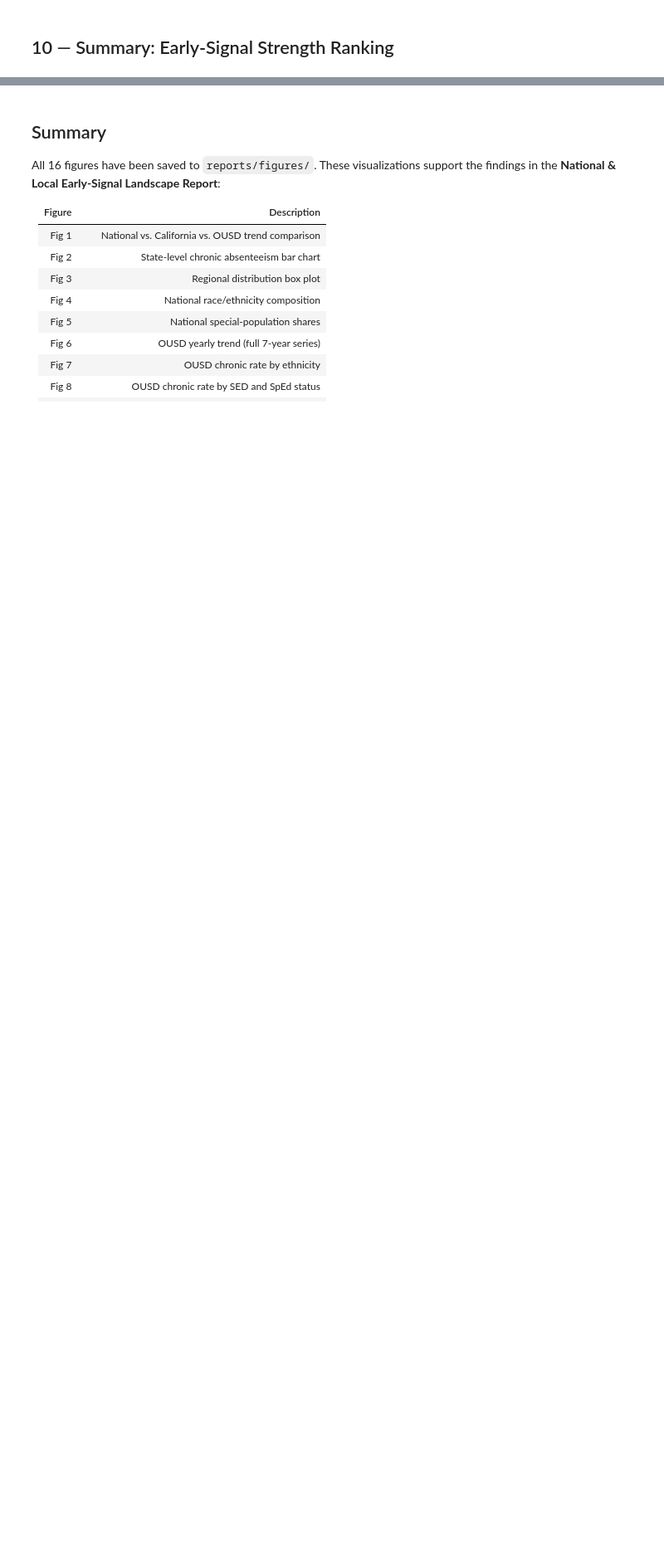
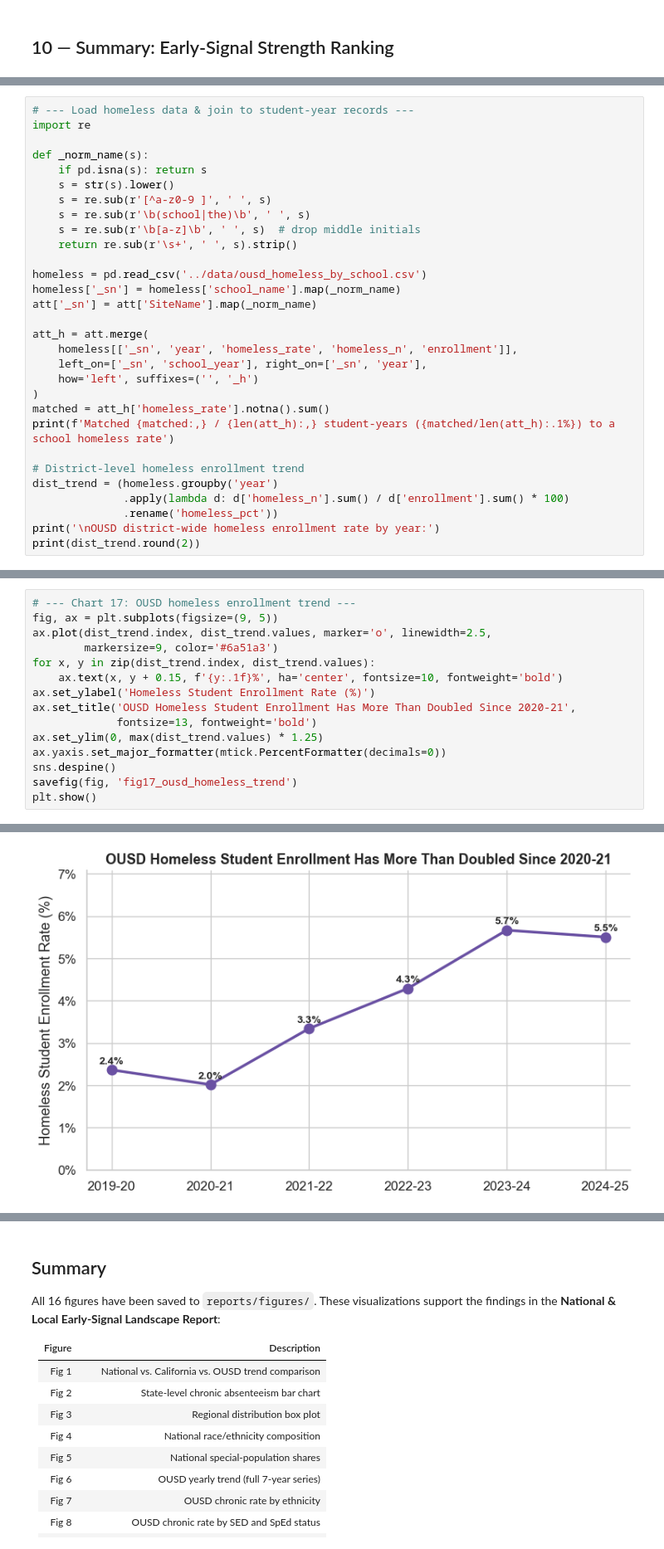
Before and after one commit to kaiagaoo/ousd-absence-prediction, a Jupyter notebook: notebooks/early_signal_landscape_analysis.ipynb, the cells around one changed output, grey strips where cells are left out. Shown at 83% size. Cells and saved outputs as stored; diff of their text form; blank space fills up the shorter version.

```diff
--- a/notebooks/early_signal_landscape_analysis.ipynb
+++ b/notebooks/early_signal_landscape_analysis.ipynb
@@ -601,0 +607,30 @@ Saved ../reports/figures/fig16_yoy_change.png
+# %%
+# --- Load homeless data & join to student-year records ---
+import re
+
+def _norm_name(s):
+    if pd.isna(s): return s
+    s = str(s).lower()
+    s = re.sub(r'[^a-z0-9 ]', ' ', s)
+    s = re.sub(r'\b(school|the)\b', ' ', s)
+    s = re.sub(r'\b[a-z]\b', ' ', s)  # drop middle initials
+    return re.sub(r'\s+', ' ', s).strip()
+
+homeless = pd.read_csv('../data/ousd_homeless_by_school.csv')
+homeless['_sn'] = homeless['school_name'].map(_norm_name)
+att['_sn'] = att['SiteName'].map(_norm_name)
+
+att_h = att.merge(
+    homeless[['_sn', 'year', 'homeless_rate', 'homeless_n', 'enrollment']],
+    left_on=['_sn', 'school_year'], right_on=['_sn', 'year'],
+    how='left', suffixes=('', '_h')
+)
+matched = att_h['homeless_rate'].notna().sum()
+print(f'Matched {matched:,} / {len(att_h):,} student-years ({matched/len(att_h):.1%}) to a school homeless rate')
+
+# District-level homeless enrollment trend
+dist_trend = (homeless.groupby('year')
+              .apply(lambda d: d['homeless_n'].sum() / d['enrollment'].sum() * 100)
+              .rename('homeless_pct'))
+print('\nOUSD district-wide homeless enrollment rate by year:')
+print(dist_trend.round(2))
@@ -601,0 +649,16 @@ Saved ../reports/figures/fig16_yoy_change.png
+# %%
+# --- Chart 17: OUSD homeless enrollment trend ---
+fig, ax = plt.subplots(figsize=(9, 5))
+ax.plot(dist_trend.index, dist_trend.values, marker='o', linewidth=2.5,
+        markersize=9, color='#6a51a3')
+for x, y in zip(dist_trend.index, dist_trend.values):
+    ax.text(x, y + 0.15, f'{y:.1f}%', ha='center', fontsize=10, fontweight='bold')
+ax.set_ylabel('Homeless Student Enrollment Rate (%)')
+ax.set_title('OUSD Homeless Student Enrollment Has More Than Doubled Since 2020-21',
+             fontsize=13, fontweight='bold')
+ax.set_ylim(0, max(dist_trend.values) * 1.25)
+ax.yaxis.set_major_formatter(mtick.PercentFormatter(decimals=0))
+sns.despine()
+savefig(fig, 'fig17_ousd_homeless_trend')
+plt.show()
+# %% [output]
@@ -601,0 +666 @@ Saved ../reports/figures/fig16_yoy_change.png
+[figure, added]
```
Also changed, not shown: parts of 6 cells of this notebook, 21 other files.
